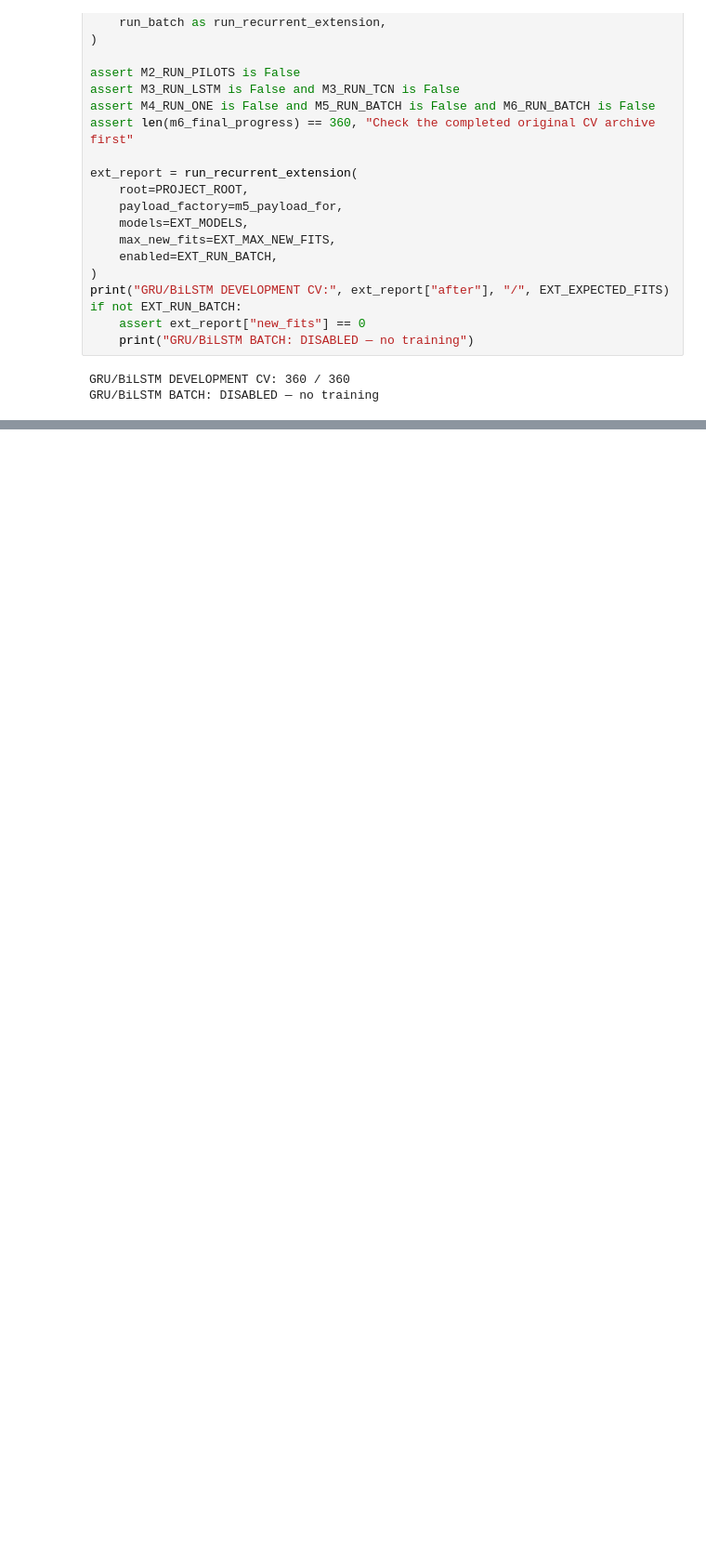
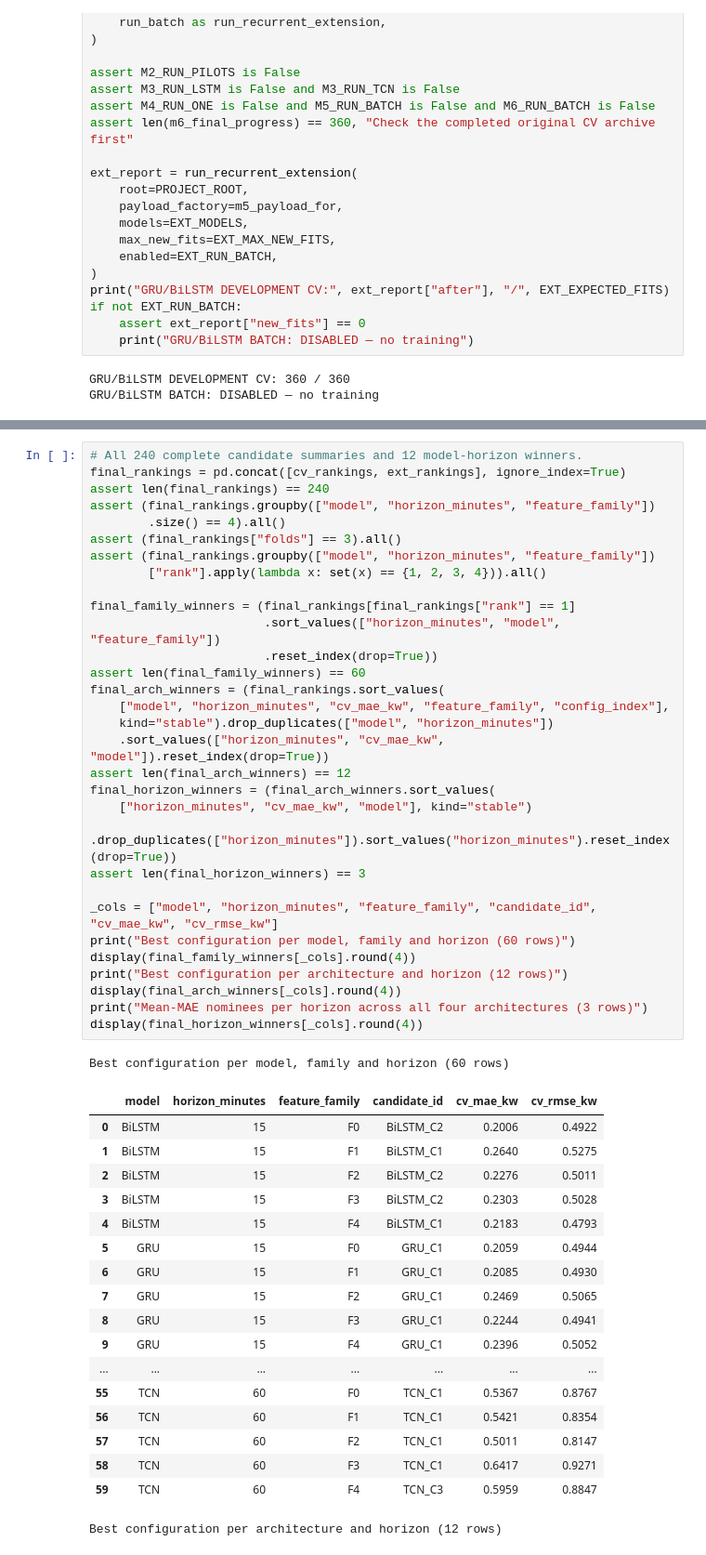
Before and after one commit to stardawgpower/solete-lunisolar-forecasting, a Jupyter notebook: notebooks/11_revised_neural_models.ipynb, the cells around one changed output, grey strips where cells are left out. Shown at 93% size. Cells and saved outputs as stored; diff of their text form; blank space fills up the shorter version.

```diff
--- a/notebooks/11_revised_neural_models.ipynb
+++ b/notebooks/11_revised_neural_models.ipynb
@@ -1830,0 +1902,51 @@ The original 360 LSTM/TCN folds are complete and remain the reference comparison
+# %%
+# All 240 complete candidate summaries and 12 model-horizon winners.
+final_rankings = pd.concat([cv_rankings, ext_rankings], ignore_index=True)
+assert len(final_rankings) == 240
+assert (final_rankings.groupby(["model", "horizon_minutes", "feature_family"])
+        .size() == 4).all()
+assert (final_rankings["folds"] == 3).all()
+assert (final_rankings.groupby(["model", "horizon_minutes", "feature_family"])
+        ["rank"].apply(lambda x: set(x) == {1, 2, 3, 4})).all()
+
+final_family_winners = (final_rankings[final_rankings["rank"] == 1]
+                        .sort_values(["horizon_minutes", "model", "feature_family"])
+                        .reset_index(drop=True))
+assert len(final_family_winners) == 60
+final_arch_winners = (final_rankings.sort_values(
+    ["model", "horizon_minutes", "cv_mae_kw", "feature_family", "config_index"],
+    kind="stable").drop_duplicates(["model", "horizon_minutes"])
+    .sort_values(["horizon_minutes", "cv_mae_kw", "model"]).reset_index(drop=True))
+assert len(final_arch_winners) == 12
+final_horizon_winners = (final_arch_winners.sort_values(
+    ["horizon_minutes", "cv_mae_kw", "model"], kind="stable")
+    .drop_duplicates(["horizon_minutes"]).sort_values("horizon_minutes").reset_index(drop=True))
+assert len(final_horizon_winners) == 3
+
+_cols = ["model", "horizon_minutes", "feature_family", "candidate_id", "cv_mae_kw", "cv_rmse_kw"]
+print("Best configuration per model, family and horizon (60 rows)")
+display(final_family_winners[_cols].round(4))
+print("Best configuration per architecture and horizon (12 rows)")
+display(final_arch_winners[_cols].round(4))
+print("Mean-MAE nominees per horizon across all four architectures (3 rows)")
+display(final_horizon_winners[_cols].round(4))
+# %% [output]
+Best configuration per model, family and horizon (60 rows)
+|  | model | horizon_minutes | feature_family | candidate_id | cv_mae_kw | cv_rmse_kw |
+| 0 | BiLSTM | 15 | F0 | BiLSTM_C2 | 0.2006 | 0.4922 |
+| 1 | BiLSTM | 15 | F1 | BiLSTM_C1 | 0.2640 | 0.5275 |
+| 2 | BiLSTM | 15 | F2 | BiLSTM_C2 | 0.2276 | 0.5011 |
+| 3 | BiLSTM | 15 | F3 | BiLSTM_C2 | 0.2303 | 0.5028 |
+| 4 | BiLSTM | 15 | F4 | BiLSTM_C1 | 0.2183 | 0.4793 |
+| 5 | GRU | 15 | F0 | GRU_C1 | 0.2059 | 0.4944 |
+| 6 | GRU | 15 | F1 | GRU_C1 | 0.2085 | 0.4930 |
+| 7 | GRU | 15 | F2 | GRU_C1 | 0.2469 | 0.5065 |
+| 8 | GRU | 15 | F3 | GRU_C1 | 0.2244 | 0.4941 |
+| 9 | GRU | 15 | F4 | GRU_C1 | 0.2396 | 0.5052 |
+| ... | ... | ... | ... | ... | ... | ... |
+| 55 | TCN | 60 | F0 | TCN_C1 | 0.5367 | 0.8767 |
+| 56 | TCN | 60 | F1 | TCN_C1 | 0.5421 | 0.8354 |
+| 57 | TCN | 60 | F2 | TCN_C1 | 0.5011 | 0.8147 |
+| 58 | TCN | 60 | F3 | TCN_C1 | 0.6417 | 0.9271 |
+| 59 | TCN | 60 | F4 | TCN_C3 | 0.5959 | 0.8847 |
+Best configuration per architecture and horizon (12 rows)
```
Also changed, not shown: parts of 18 cells of this notebook.
